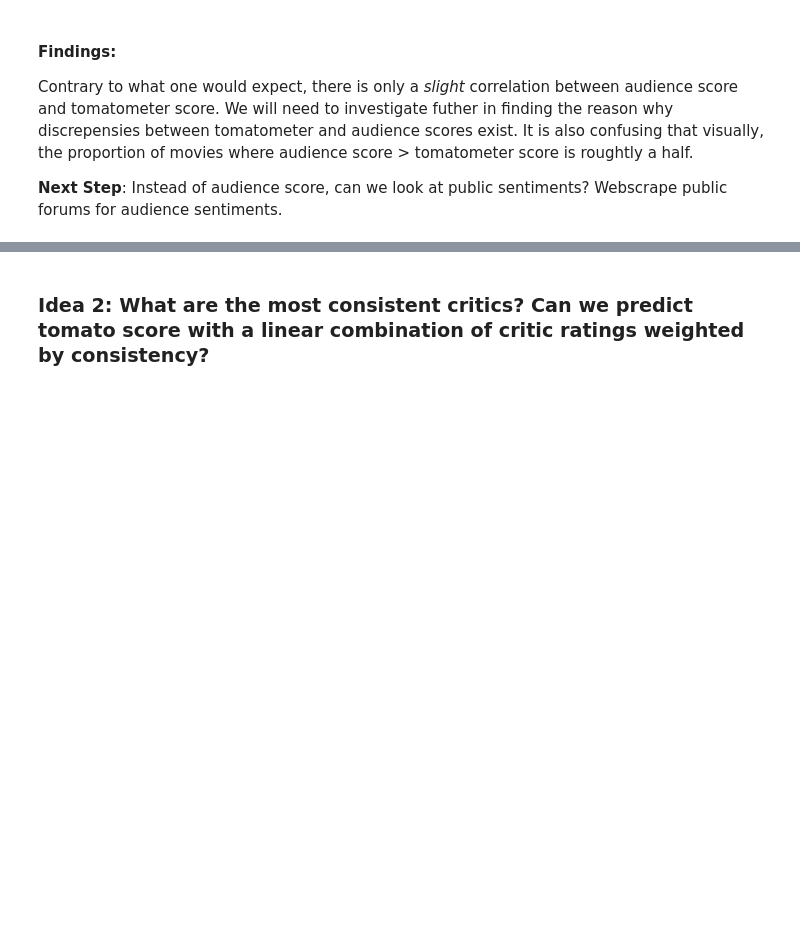
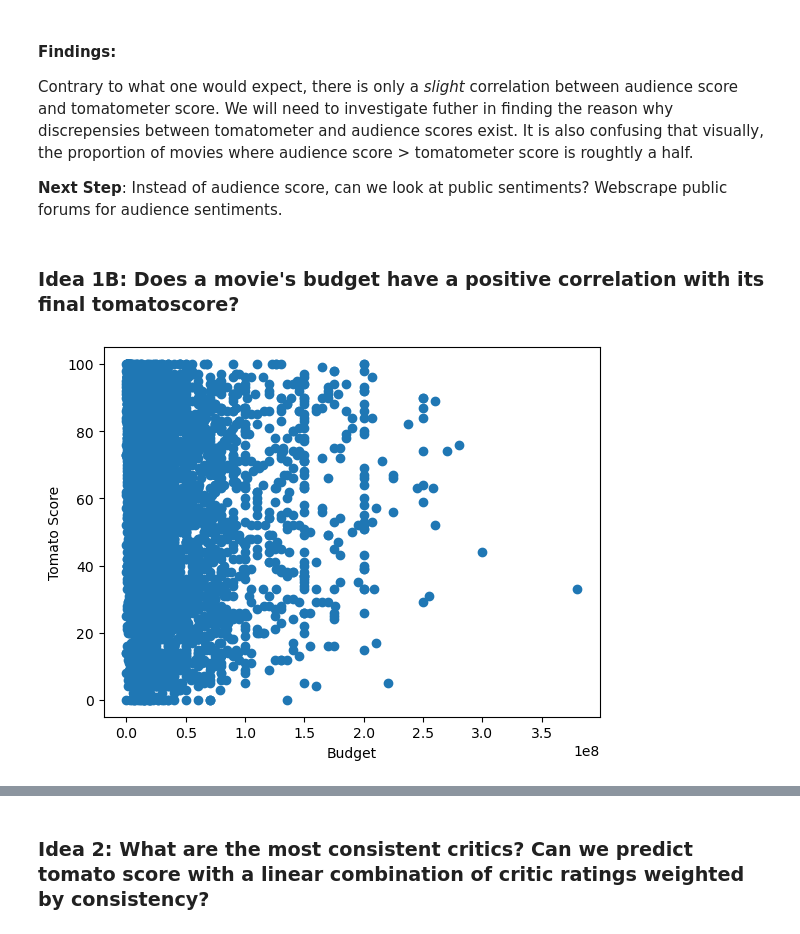
Before and after one commit to ClaroBaro/Rotten-Tomatoes-Analysis, a Jupyter notebook: notebooks/exploration.ipynb, the cells around one changed output, grey strips where cells are left out. Saved outputs shown, nothing was run; the diff lists cells and outputs as text; code cells hidden in the pictures; blank space fills up the shorter version.

```diff
--- a/notebooks/exploration.ipynb
+++ b/notebooks/exploration.ipynb
@@ -114,3 +114,27 @@ Movies where scores are equal: 562 (2%)
 Contrary to what one would expect, there is only a *slight* correlation between audience score and tomatometer score. We will need to investigate futher in finding the reason why discrepensies between tomatometer and audience scores exist. It is also confusing that visually, the proportion of movies where audience score > tomatometer score is roughtly a half.
 
 **Next Step**: Instead of audience score, can we look at public sentiments? Webscrape public forums for audience sentiments.
+# %% [markdown]
+### **Idea 1B: Does a movie's budget have a positive correlation with its final tomatoscore?**
+# %%
+# using the tmdb_5000_movies data set for the budgets of the movies, and then inner joining it with the movie data from the master_table for the rotten tomato score.
+tmdb_5000_title_budget_df = pd.read_csv("../data/tmdb_5000_movies.csv")
+tmdb_5000_title_budget_df = tmdb_5000_title_budget_df[["original_title","budget"]]
+tmdb_5000_title_budget_df = tmdb_5000_title_budget_df.rename(columns={"original_title":
+                                                                      "title"})
+rtmscore = pd.read_csv("../data/movies.csv")
+rtmscore = rtmscore[["title","tomatoMeter"]]
+budget_tmsore_df = pd.merge(rtmscore,
+                            tmdb_5000_title_budget_df,
+                            how="inner",
+                            on="title")
+budget_tmsore_df = budget_tmsore_df[(budget_tmsore_df["tomatoMeter"].notna()) &
+                                    (budget_tmsore_df["budget"] > 0)]
+
+plt.scatter(budget_tmsore_df["budget"],
+         budget_tmsore_df["tomatoMeter"])
+plt.xlabel("Budget")
+plt.ylabel("Rotten Tomato Score")
+plt.show()
+# %% [output]
+[figure, added]
```
Also changed, not shown: parts of 9 cells of this notebook, 9 other files.
